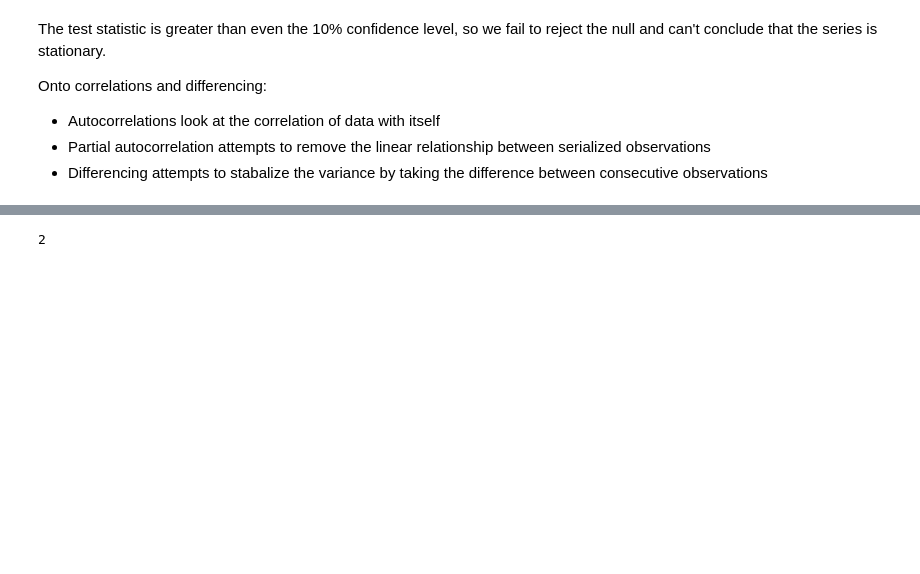
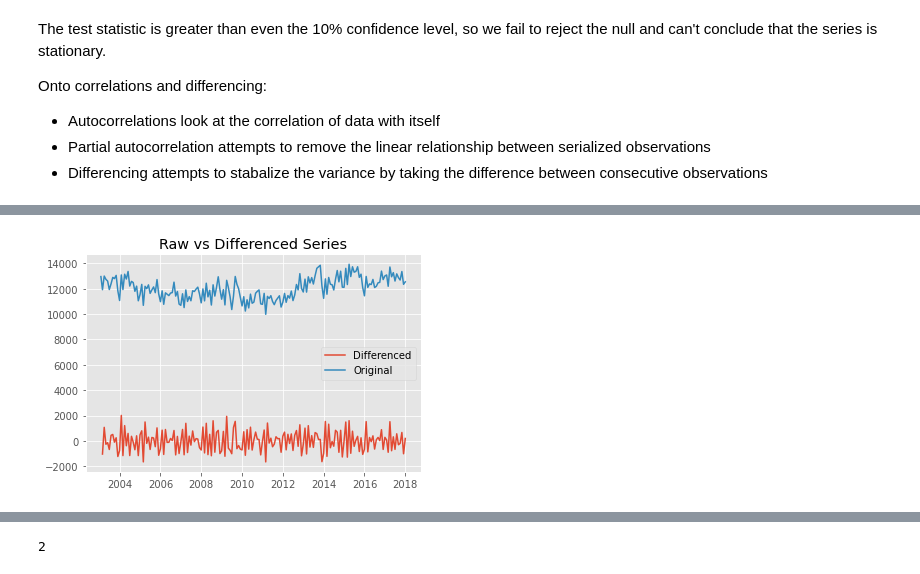
Before and after one commit to mkpetterson/sfcrime, a Jupyter notebook: notebooks/time_series_analysis.ipynb, the cells around one changed output, grey strips where cells are left out. Drawn from its saved outputs; the diff is of its cells as text; code cells hidden in the pictures; blank space fills up the shorter version.

```diff
--- a/notebooks/time_series_analysis.ipynb
+++ b/notebooks/time_series_analysis.ipynb
@@ -239,4 +243,14 @@ Month: If we sample by month, we see spikes at the 12 month mark, although there
 Year: Sampling by year shows a strong negative correlation at the 6 year mark, but this likely coincides with the recession of 2008-2010 and isn't a periodic effect.
 # %%
 # This pandas method calculates diff of series with self, shifted by 1 (default number)
-diff = series.diff()
+diff = series_sample(data, 'M').diff()
+
+# Plot differenced series
+plt.plot(diff, label="Differenced")
+plt.plot(series_sample(data, 'M'), label="Original")
+plt.title('Raw vs Differenced Series')
+plt.legend()
+
+plt.savefig('../data/images/differenced.png', dpi=250)
+# %% [output]
+[figure, added]
```
Also changed, not shown: parts of 3 cells of this notebook, 2 other files.
